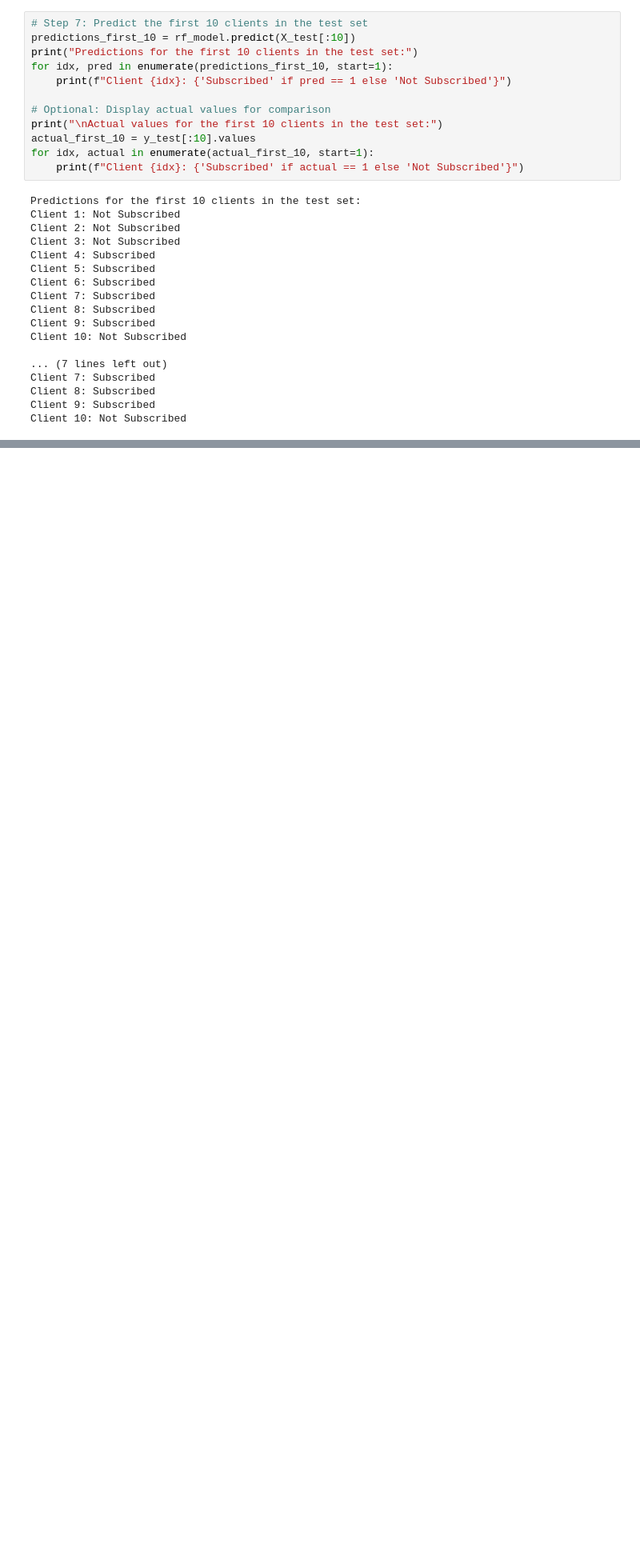
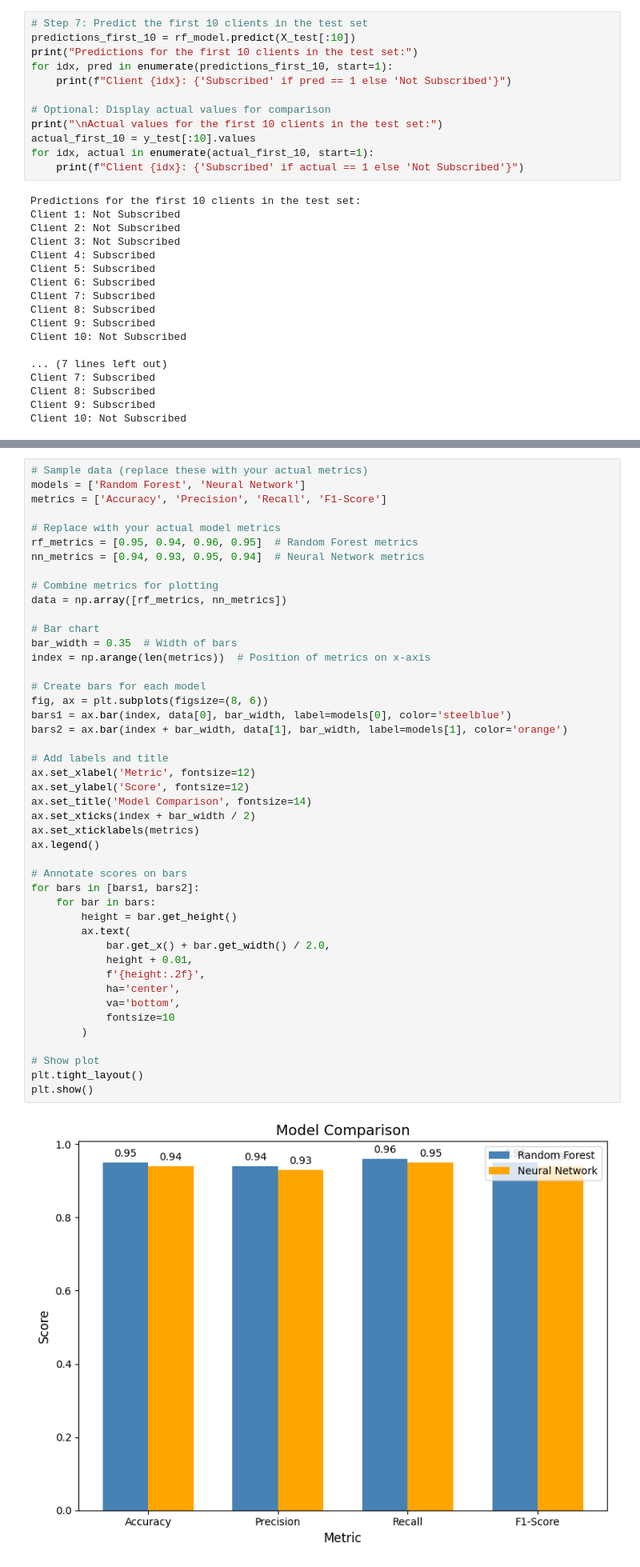
Before and after one commit to KalanaBimsara/Bank-Client-Prediction, a Jupyter notebook: CW_ML_CM2604.ipynb, the cells around one changed output, grey strips where cells are left out. Shown at 80% size. Cells and saved outputs as stored; diff of their text form; blank space fills up the shorter version.

```diff
--- a/CW_ML_CM2604.ipynb
+++ b/CW_ML_CM2604.ipynb
@@ -391,0 +434,47 @@ for i, (proba, pred) in enumerate(zip(first_10_predictions.flatten(), first_10_l
+# %%
+# Sample data (replace these with your actual metrics)
+models = ['Random Forest', 'Neural Network']
+metrics = ['Accuracy', 'Precision', 'Recall', 'F1-Score']
+
+# Replace with your actual model metrics
+rf_metrics = [0.95, 0.94, 0.96, 0.95]  # Random Forest metrics
+nn_metrics = [0.94, 0.93, 0.95, 0.94]  # Neural Network metrics
+
+# Combine metrics for plotting
+data = np.array([rf_metrics, nn_metrics])
+
+# Bar chart
+bar_width = 0.35  # Width of bars
+index = np.arange(len(metrics))  # Position of metrics on x-axis
+
+# Create bars for each model
+fig, ax = plt.subplots(figsize=(8, 6))
+bars1 = ax.bar(index, data[0], bar_width, label=models[0], color='steelblue')
+bars2 = ax.bar(index + bar_width, data[1], bar_width, label=models[1], color='orange')
+
+# Add labels and title
+ax.set_xlabel('Metric', fontsize=12)
+ax.set_ylabel('Score', fontsize=12)
+ax.set_title('Model Comparison', fontsize=14)
+ax.set_xticks(index + bar_width / 2)
+ax.set_xticklabels(metrics)
+ax.legend()
+
+# Annotate scores on bars
+for bars in [bars1, bars2]:
+    for bar in bars:
+        height = bar.get_height()
+        ax.text(
+            bar.get_x() + bar.get_width() / 2.0,
+            height + 0.01,
+            f'{height:.2f}',
+            ha='center',
+            va='bottom',
+            fontsize=10
+        )
+
+# Show plot
+plt.tight_layout()
+plt.show()
+# %% [output]
+[figure, added]
```
Also changed, not shown: parts of 7 cells of this notebook.
